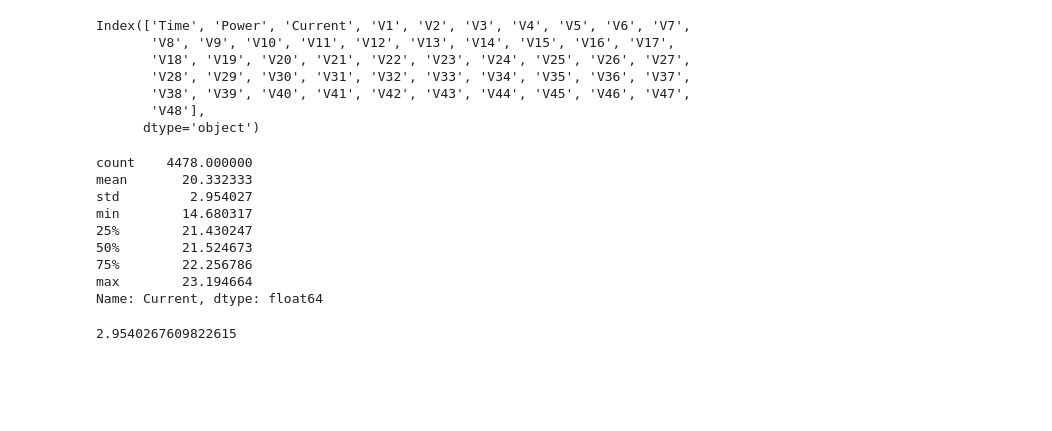
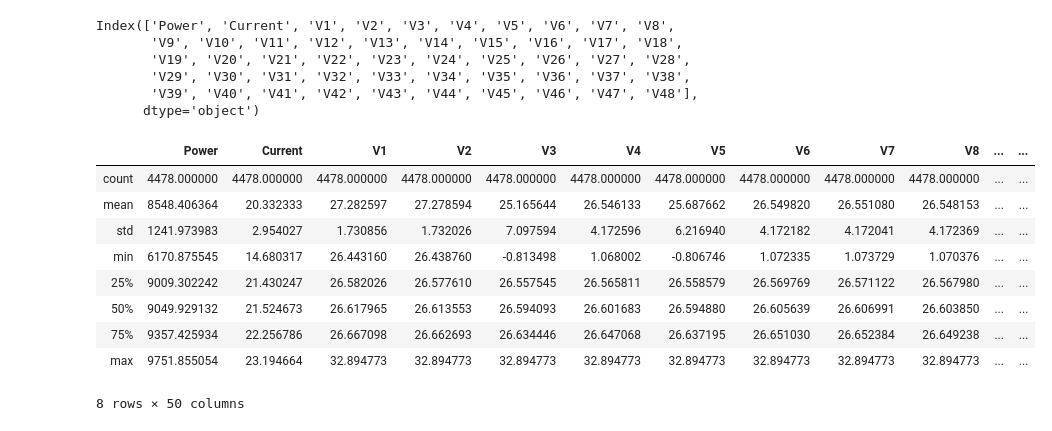
Before and after one commit to alebermudez94/Investigation, a Jupyter notebook: src/MachineLearning_PV.ipynb, the cells around one changed output. Drawn from its saved outputs; the diff is of its cells as text; code cells hidden in the pictures; blank space fills up the shorter version.

```diff
--- a/src/MachineLearning_PV.ipynb
+++ b/src/MachineLearning_PV.ipynb
@@ -77,27 +21,22 @@ dtype: int64
-# %%
-# Para ver las columnas
-data_df.columns
-# %% [output]
-Index(['Time', 'Power', 'Current', 'V1', 'V2', 'V3', 'V4', 'V5', 'V6', 'V7',
-       'V8', 'V9', 'V10', 'V11', 'V12', 'V13', 'V14', 'V15', 'V16', 'V17',
-       'V18', 'V19', 'V20', 'V21', 'V22', 'V23', 'V24', 'V25', 'V26', 'V27',
-       'V28', 'V29', 'V30', 'V31', 'V32', 'V33', 'V34', 'V35', 'V36', 'V37',
-       'V38', 'V39', 'V40', 'V41', 'V42', 'V43', 'V44', 'V45', 'V46', 'V47',
-       'V48'],
-      dtype='object')
-# %%
-data_df['Current'].describe()
-# %% [output]
-count    4478.000000
-mean       20.332333
-std         2.954027
-min        14.680317
-25%        21.430247
-50%        21.524673
-75%        22.256786
-max        23.194664
-Name: Current, dtype: float64
-# %%
-data_df['Current'].std()
-# %% [output]
-2.9540267609822615
+# %%
+data.columns
+# %% [output]
+Index(['Power', 'Current', 'V1', 'V2', 'V3', 'V4', 'V5', 'V6', 'V7', 'V8',
+       'V9', 'V10', 'V11', 'V12', 'V13', 'V14', 'V15', 'V16', 'V17', 'V18',
+       'V19', 'V20', 'V21', 'V22', 'V23', 'V24', 'V25', 'V26', 'V27', 'V28',
+       'V29', 'V30', 'V31', 'V32', 'V33', 'V34', 'V35', 'V36', 'V37', 'V38',
+       'V39', 'V40', 'V41', 'V42', 'V43', 'V44', 'V45', 'V46', 'V47', 'V48'],
+      dtype='object')
+# %%
+dataset.describe()
+# %% [output]
+|  | Power | Current | V1 | V2 | V3 | V4 | V5 | V6 | V7 | V8 | ... | ... |
+| count | 4478.000000 | 4478.000000 | 4478.000000 | 4478.000000 | 4478.000000 | 4478.000000 | 4478.000000 | 4478.000000 | 4478.000000 | 4478.000000 | ... | ... |
+| mean | 8548.406364 | 20.332333 | 27.282597 | 27.278594 | 25.165644 | 26.546133 | 25.687662 | 26.549820 | 26.551080 | 26.548153 | ... | ... |
+| std | 1241.973983 | 2.954027 | 1.730856 | 1.732026 | 7.097594 | 4.172596 | 6.216940 | 4.172182 | 4.172041 | 4.172369 | ... | ... |
+| min | 6170.875545 | 14.680317 | 26.443160 | 26.438760 | -0.813498 | 1.068002 | -0.806746 | 1.072335 | 1.073729 | 1.070376 | ... | ... |
+| 25% | 9009.302242 | 21.430247 | 26.582026 | 26.577610 | 26.557545 | 26.565811 | 26.558579 | 26.569769 | 26.571122 | 26.567980 | ... | ... |
+| 50% | 9049.929132 | 21.524673 | 26.617965 | 26.613553 | 26.594093 | 26.601683 | 26.594880 | 26.605639 | 26.606991 | 26.603850 | ... | ... |
+| 75% | 9357.425934 | 22.256786 | 26.667098 | 26.662693 | 26.634446 | 26.647068 | 26.637195 | 26.651030 | 26.652384 | 26.649238 | ... | ... |
+| max | 9751.855054 | 23.194664 | 32.894773 | 32.894773 | 32.894773 | 32.894773 | 32.894773 | 32.894773 | 32.894773 | 32.894773 | ... | ... |
+8 rows × 50 columns
```
Also changed, not shown: parts of 13 cells of this notebook.
